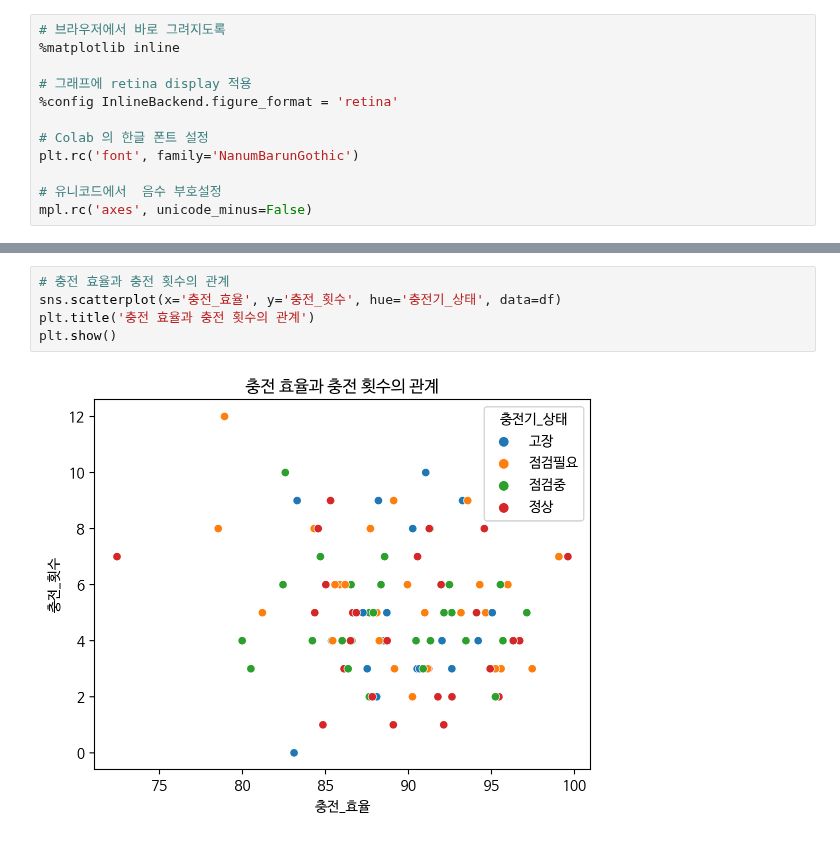
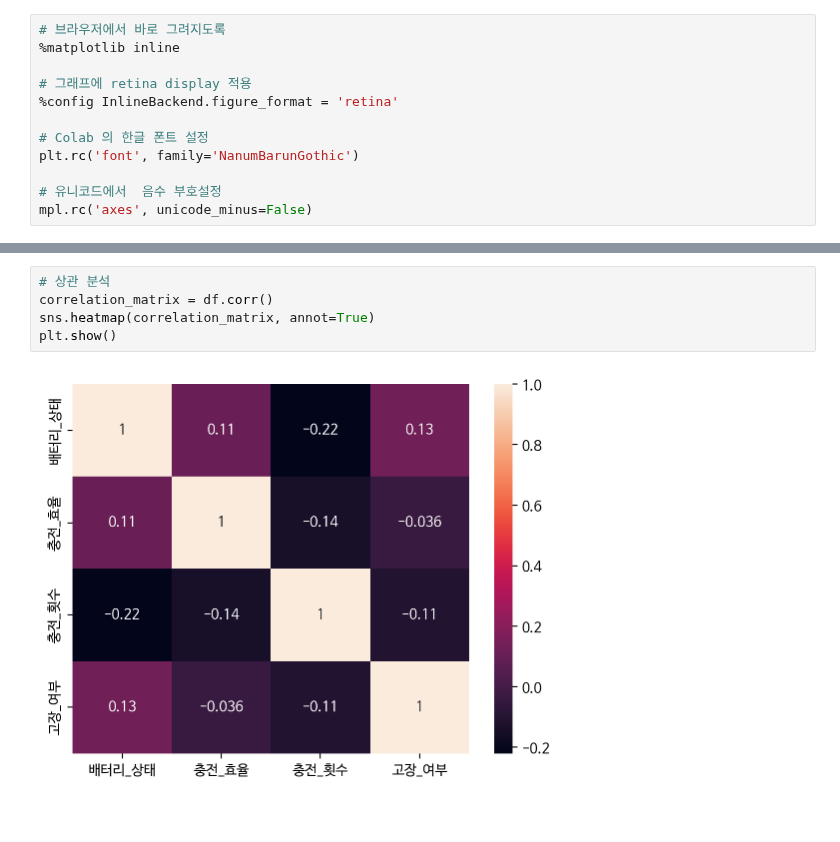
Before and after one commit to arkwith7/aSSIST_ML, a Jupyter notebook: 과제_1_–_충전소_품질_진단_모니터링_서비스_개발.ipynb, the cells around one changed output, grey strips where cells are left out. Saved outputs shown, nothing was run; the diff lists cells and outputs as text.

```diff
--- a/과제_1_–_충전소_품질_진단_모니터링_서비스_개발.ipynb
+++ b/과제_1_–_충전소_품질_진단_모니터링_서비스_개발.ipynb
@@ -108,7 +108,7 @@ plt.show()
-# %%
-# 충전 효율과 충전 횟수의 관계
-sns.scatterplot(x='충전_효율', y='충전_횟수', hue='충전기_상태', data=df)
-plt.title('충전 효율과 충전 횟수의 관계')
-plt.show()
-# %% [output]
-[figure, removed]
+# %%
+# 상관 분석
+correlation_matrix = df.corr()
+sns.heatmap(correlation_matrix, annot=True)
+plt.show()
+# %% [output]
+[figure, added]
```
Also changed, not shown: parts of 10 cells of this notebook.
